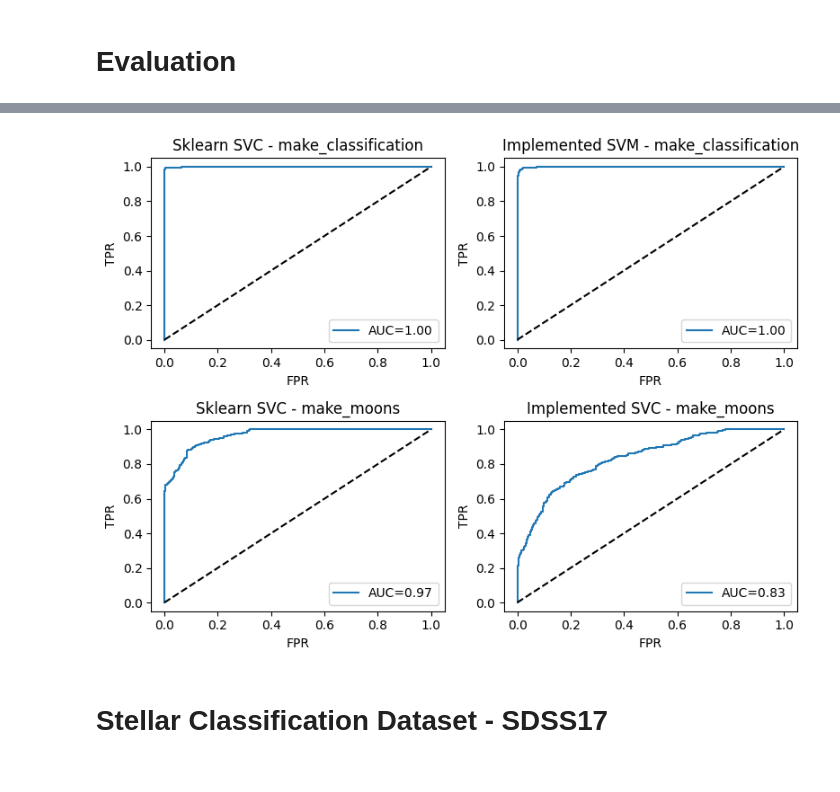
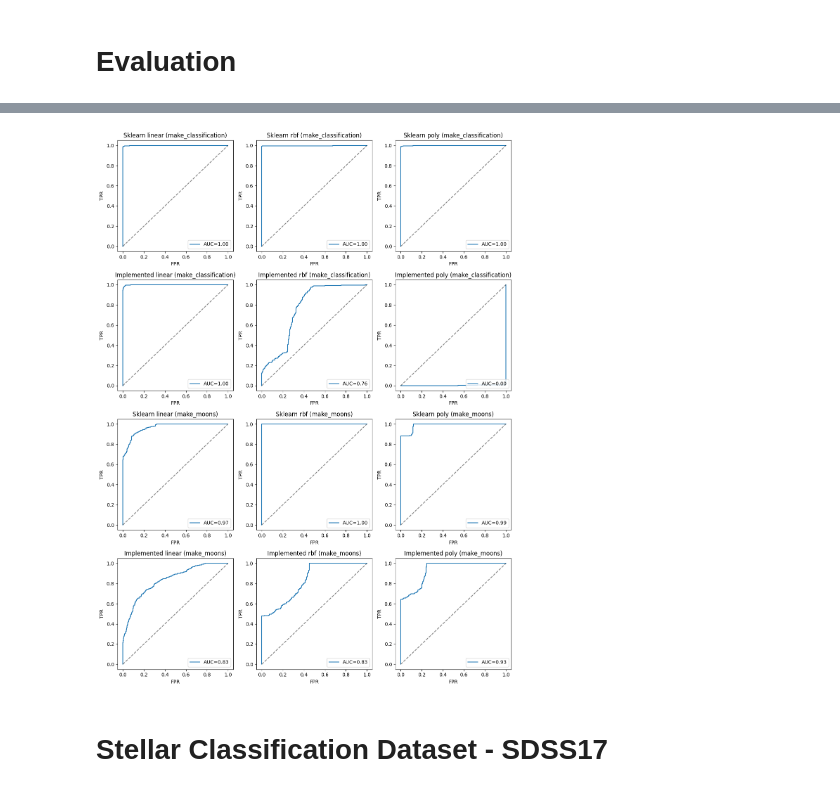
Before and after one commit to adamzsl/master-studies, a Jupyter notebook: SVM/svm.ipynb, the cells around one changed output, grey strips where cells are left out. Saved outputs shown, nothing was run; the diff lists cells and outputs as text; code cells hidden in the pictures.

```diff
--- a/SVM/svm.ipynb
+++ b/SVM/svm.ipynb
@@ -353,52 +533,36 @@ sensitivity: 0.7258064516129032
 # %%
-# make_classification
-fpr_skl, tpr_skl, _ = roc_curve(y_test, y_score_skl)
-auc_skl = auc(fpr_skl, tpr_skl)
+roc_map = {
+    ("Sklearn",     "linear", "make_classification"): (y_test,          y_score_skl_linear),
+    ("Sklearn",     "rbf",    "make_classification"): (y_test,          y_score_skl_rbf),
+    ("Sklearn",     "poly",   "make_classification"): (y_test,          y_score_skl_poly),
+    ("Implemented", "linear", "make_classification"): (y_test_scaled,   y_score_impl_linear),
+    ("Implemented", "rbf",    "make_classification"): (y_test_scaled,   y_score_impl_rbf),
+    ("Implemented", "poly",   "make_classification"): (y_test_scaled,   y_score_impl_poly),
+    ("Sklearn",     "linear", "make_moons"):          (ym_test,         ym_score_skl_linear),
+    ("Sklearn",     "rbf",    "make_moons"):          (ym_test,         ym_score_skl_rbf),
+    ("Sklearn",     "poly",   "make_moons"):          (ym_test,         ym_score_skl_poly),
+    ("Implemented", "linear", "make_moons"):          (ym_test_scaled,  y_score_impl_moons_linear),
+    ("Implemented", "rbf",    "make_moons"):          (ym_test_scaled,  y_score_impl_moons_rbf),
+    ("Implemented", "poly",   "make_moons"):          (ym_test_scaled,  y_score_impl_moons_poly),
+}
 
-fpr_impl, tpr_impl, _ = roc_curve(y_test_scaled, y_score_impl)
-auc_impl = auc(fpr_impl, tpr_impl)
+fig, axes = plt.subplots(4, 3, figsize=(12, 16))
+for ax, key in zip(axes.flatten(), roc_map):
+    lib, kern, ds = key
+    y_true, y_score = roc_map[key]
+    fpr, tpr, _ = roc_curve(y_true, y_score)
+    roc_auc = auc(fpr, tpr)
+    ax.plot(fpr, tpr, label=f"AUC={roc_auc:.2f}")
+    ax.plot([0, 1], [0, 1], 'k--', alpha=0.5)
+    ax.set_title(f"{lib} {kern} ({ds})")
+    ax.set_xlabel("FPR")
+    ax.set_ylabel("TPR")
+    ax.legend(loc="lower right")
 
-# make_moons
-fpr_skl_m, tpr_skl_m, _ = roc_curve(ym_test, ym_score_skl)
-auc_skl_m = auc(fpr_skl_m, tpr_skl_m)
-
-fpr_impl_m, tpr_impl_m, _ = roc_curve(ym_test_scaled, y_score_impl_moons)
-auc_impl_m = auc(fpr_impl_m, tpr_impl_m)
+plt.tight_layout()
+plt.show()
+# %% [output]
+[figure, added]
-# %%
-fig, axes = plt.subplots(2, 2, figsize=(8,6))
-
-axes[0,0].plot(fpr_skl, tpr_skl, label=f"AUC={auc_skl:.2f}")
-axes[0,0].plot([0,1],[0,1],'k--')
-axes[0,0].set_title("Sklearn SVC - make_classification")
-axes[0,0].set_xlabel("FPR")
-axes[0,0].set_ylabel("TPR")
-axes[0,0].legend(loc="lower right")
-
-axes[0,1].plot(fpr_impl, tpr_impl, label=f"AUC={auc_impl:.2f}")
-axes[0,1].plot([0,1],[0,1],'k--')
-axes[0,1].set_title("Implemented SVM - make_classification")
-axes[0,1].set_xlabel("FPR")
-axes[0,1].set_ylabel("TPR")
-axes[0,1].legend(loc="lower right")
-
-axes[1,0].plot(fpr_skl_m, tpr_skl_m, label=f"AUC={auc_skl_m:.2f}")
-axes[1,0].plot([0,1],[0,1],'k--')
-axes[1,0].set_title("Sklearn SVC - make_moons")
-axes[1,0].set_xlabel("FPR")
-axes[1,0].set_ylabel("TPR")
-axes[1,0].legend(loc="lower right")
-
-axes[1,1].plot(fpr_impl_m, tpr_impl_m, label=f"AUC={auc_impl_m:.2f}")
-axes[1,1].plot([0,1],[0,1],'k--')
-axes[1,1].set_title("Implemented SVC - make_moons")
-axes[1,1].set_xlabel("FPR")
-axes[1,1].set_ylabel("TPR")
-axes[1,1].legend(loc="lower right")
-
-plt.tight_layout()
-plt.show()
-# %% [output]
-[figure, removed]
 # %% [markdown]
 # Stellar Classification Dataset - SDSS17
 # %%
```
Also changed, not shown: parts of 12 cells of this notebook.
